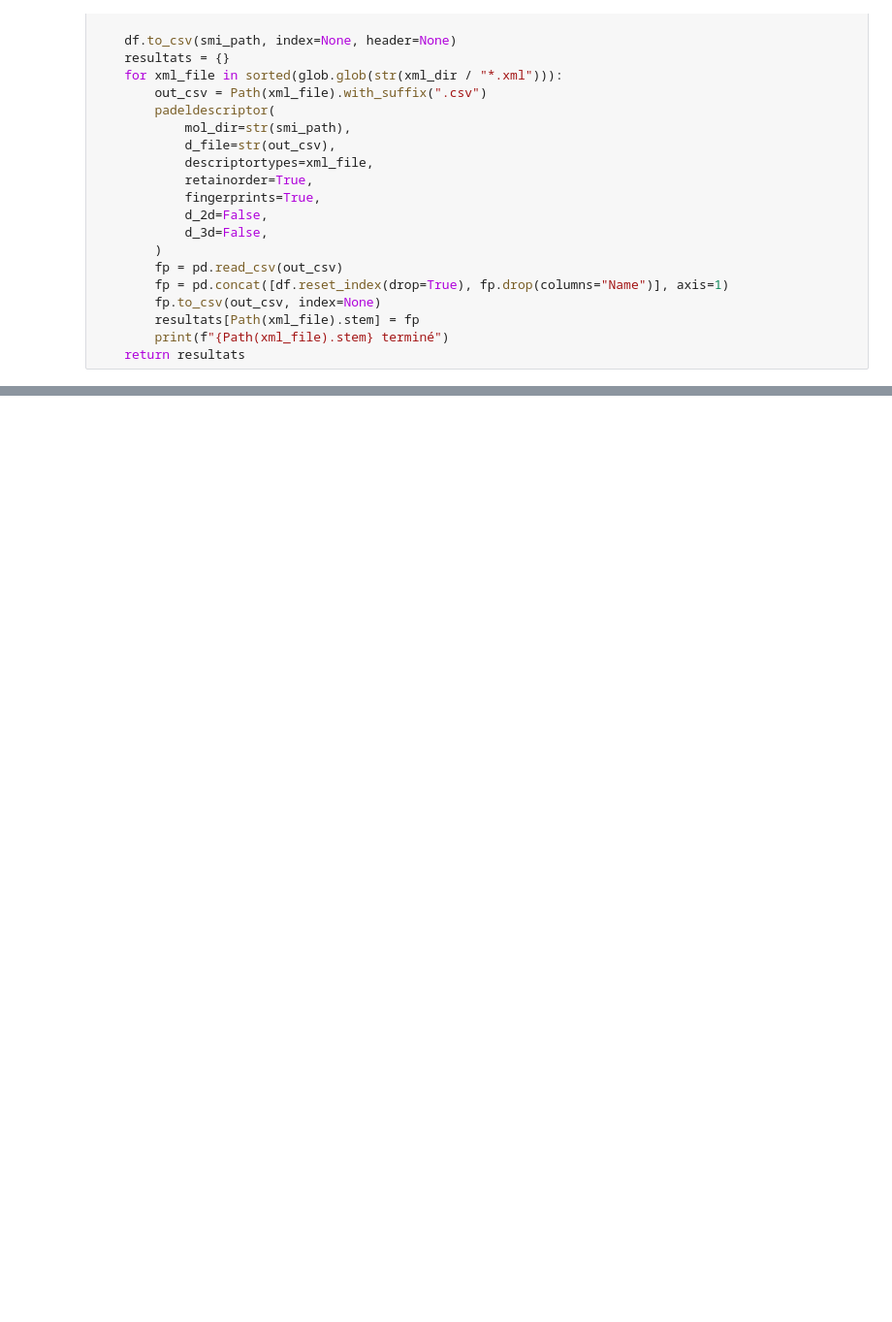
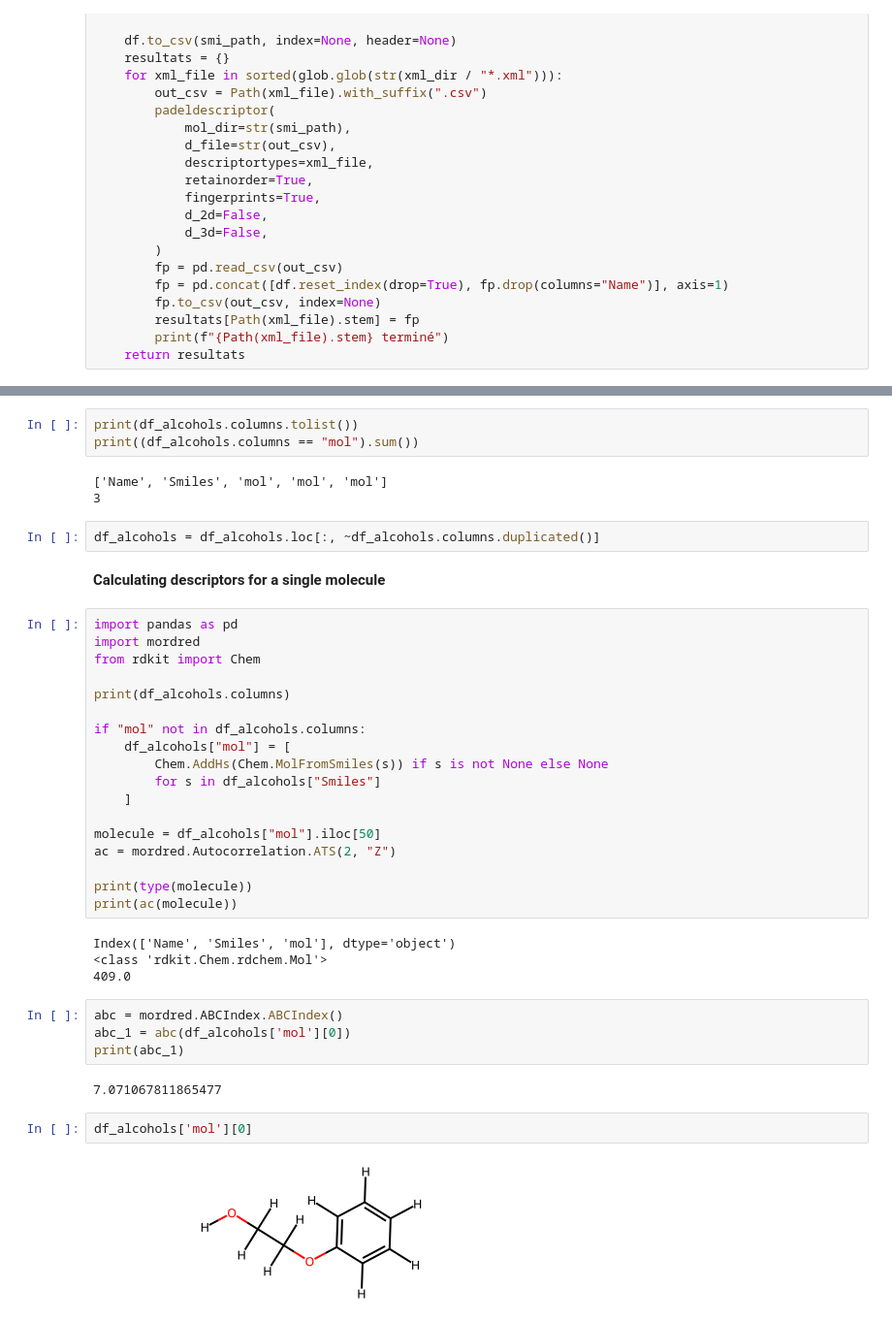
Before and after one commit to Marouane-Elhouari/rdkit-, a Jupyter notebook: analyse_rdkit_ameliore.ipynb, the cells around one changed output, grey strips where cells are left out. Shown at 97% size. Saved outputs shown, nothing was run; the diff lists cells and outputs as text; blank space fills up the shorter version.

```diff
--- a/analyse_rdkit_ameliore.ipynb
+++ b/analyse_rdkit_ameliore.ipynb
@@ -240,0 +427,42 @@ def calculer_descripteurs_padel(df: pd.DataFrame, xml_dir: Path, smi_path: Path)
+# %%
+print(df_alcohols.columns.tolist())
+print((df_alcohols.columns == "mol").sum())
+# %% [output]
+['Name', 'Smiles', 'mol', 'mol', 'mol']
+3
+# %%
+df_alcohols = df_alcohols.loc[:, ~df_alcohols.columns.duplicated()]
+# %% [markdown]
+**Calculating descriptors for a single molecule**
+# %%
+import pandas as pd
+import mordred
+from rdkit import Chem
+
+print(df_alcohols.columns)
+
+if "mol" not in df_alcohols.columns:
+    df_alcohols["mol"] = [
+        Chem.AddHs(Chem.MolFromSmiles(s)) if s is not None else None
+        for s in df_alcohols["Smiles"]
+    ]
+
+molecule = df_alcohols["mol"].iloc[50]
+ac = mordred.Autocorrelation.ATS(2, "Z")
+
+print(type(molecule))
+print(ac(molecule))
+# %% [output]
+Index(['Name', 'Smiles', 'mol'], dtype='object')
+<class 'rdkit.Chem.rdchem.Mol'>
+409.0
+# %%
+abc = mordred.ABCIndex.ABCIndex()
+abc_1 = abc(df_alcohols['mol'][0])
+print(abc_1)
+# %% [output]
+7.071067811865477
+# %%
+df_alcohols['mol'][0]
+# %% [output]
+[figure, added]
```
Also changed, not shown: parts of 25 cells of this notebook, 4 other files.
